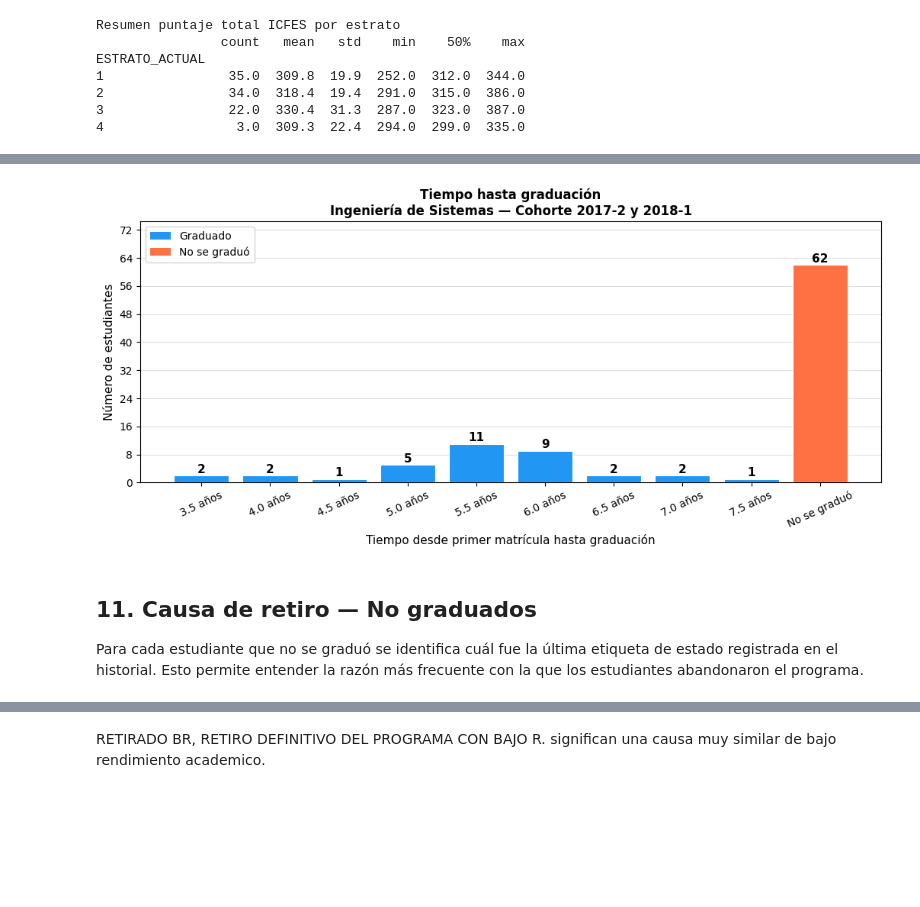
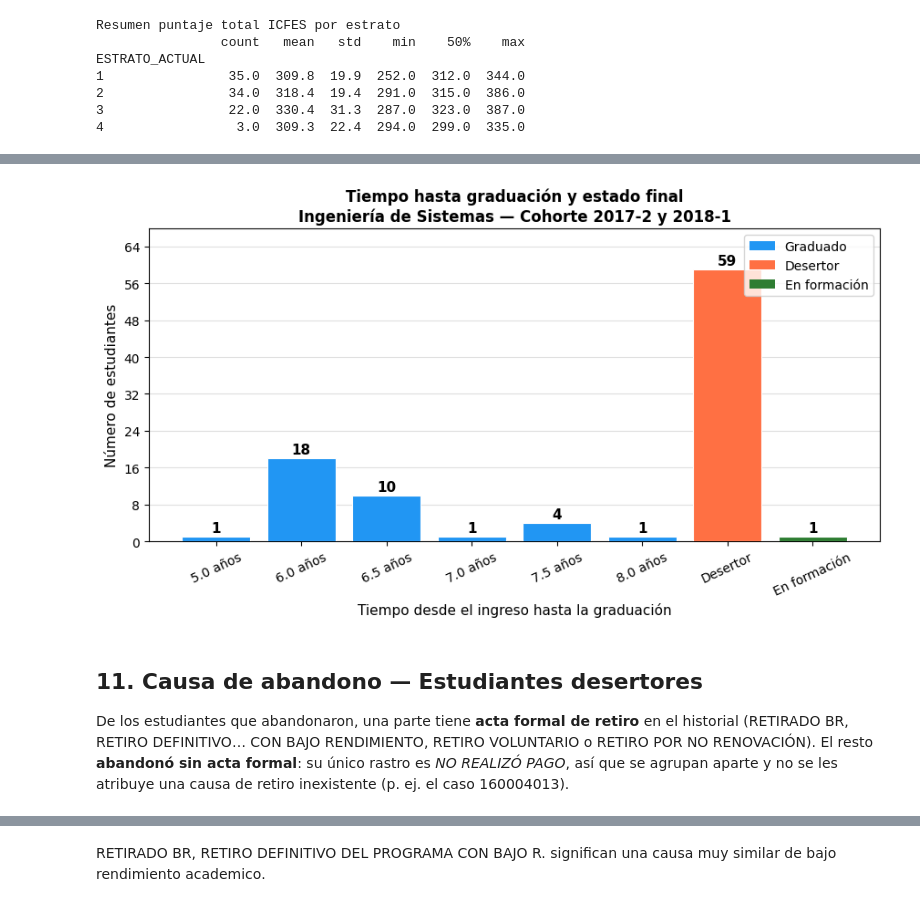
Before and after one commit to JoanDMH/Proyecto_Trayectoria_Acad-mica, a Jupyter notebook: Fase 2/05_eda_notebook.ipynb, the cells around one changed output, grey strips where cells are left out. Cells and saved outputs as stored; diff of their text form; code cells hidden in the pictures; blank space fills up the shorter version.

```diff
--- a/Fase 2/05_eda_notebook.ipynb
+++ b/Fase 2/05_eda_notebook.ipynb
@@ -597,48 +652,58 @@ cats_tiempo = sorted(
     df_res[df_res['anios'].notna()]['categoria'].unique(),
     key=lambda x: float(x.split()[0])
 )
-orden = cats_tiempo + ['No se graduó']
+orden = cats_tiempo + ['Desertor', 'En formación']
 conteo_grad = df_res['categoria'].value_counts().reindex(orden, fill_value=0)
-colores = [COLOR_MAIN if c != 'No se graduó' else COLOR_ALT for c in conteo_grad.index]
+
+# Colores: azul graduados, naranja desertor, verde en formacion
+colores = []
+for c in conteo_grad.index:
+    if c == 'Desertor':
+        colores.append(COLOR_ALT)
+    elif c == 'En formación':
+        colores.append('#2E7D32')
+    else:
+        colores.append(COLOR_MAIN)
 
 fig, ax = plt.subplots(figsize=(max(8, len(orden) * 0.85 + 2), 5))
 
 bars = ax.bar(conteo_grad.index, conteo_grad.values,
               color=colores, edgecolor='white', linewidth=0.8, zorder=3)
 
 for bar, val in zip(bars, conteo_grad.values):
     if val > 0:
         ax.text(
             bar.get_x() + bar.get_width() / 2,
-            bar.get_height() + 0.12,
+            bar.get_height() + 0.4,
             str(val),
             ha='center', va='bottom', fontsize=11, fontweight='bold'
         )
 
-ax.set_xlabel('Tiempo desde primer matrícula hasta graduación', fontsize=11)
+ax.set_xlabel('Tiempo desde el ingreso hasta la graduación', fontsize=11)
 ax.set_ylabel('Número de estudiantes', fontsize=11)
 ax.set_title(
-    f'Tiempo hasta graduación\nIngeniería de Sistemas — Cohorte {COHORTE}',
+    f'Tiempo hasta graduación y estado final\nIngeniería de Sistemas — Cohorte {COHORTE}',
     fontsize=12, fontweight='bold'
 )
 ax.tick_params(axis='x', rotation=25)
 ax.yaxis.set_major_locator(mticker.MaxNLocator(integer=True))
-ax.set_ylim(0, conteo_grad.values.max() * 1.2)
+ax.set_ylim(0, conteo_grad.values.max() * 1.15)
 ax.grid(axis='y', alpha=0.4, zorder=0)
 ax.set_axisbelow(True)
 
 legend_elements = [
     Patch(facecolor=COLOR_MAIN, label='Graduado'),
-    Patch(facecolor=COLOR_ALT,  label='No se graduó'),
+    Patch(facecolor=COLOR_ALT,  label='Desertor'),
+    Patch(facecolor='#2E7D32',  label='En formación'),
 ]
-ax.legend(handles=legend_elements, fontsize=10, loc='upper left')
+ax.legend(handles=legend_elements, fontsize=10, loc='upper right')
 
 plt.tight_layout()
 plt.show()
 # %% [output]
-[figure, old version]
+[figure, new version]
 # %% [markdown]
-## 11. Causa de retiro — No graduados
-Para cada estudiante que no se graduó se identifica cuál fue la última etiqueta de estado registrada en el historial.
-Esto permite entender la razón más frecuente con la que los estudiantes abandonaron el programa.
+## 11. Causa de abandono — Estudiantes desertores
+De los estudiantes que abandonaron, una parte tiene **acta formal de retiro** en el historial (RETIRADO BR, RETIRO DEFINITIVO… CON BAJO RENDIMIENTO, RETIRO VOLUNTARIO o RETIRO POR NO RENOVACIÓN).
+El resto **abandonó sin acta formal**: su único rastro es *NO REALIZÓ PAGO*, así que se agrupan aparte y no se les atribuye una causa de retiro inexistente (p. ej. el caso 160004013).
 # %%
```
Also changed, not shown: parts of 5 cells of this notebook, 7 other files.
